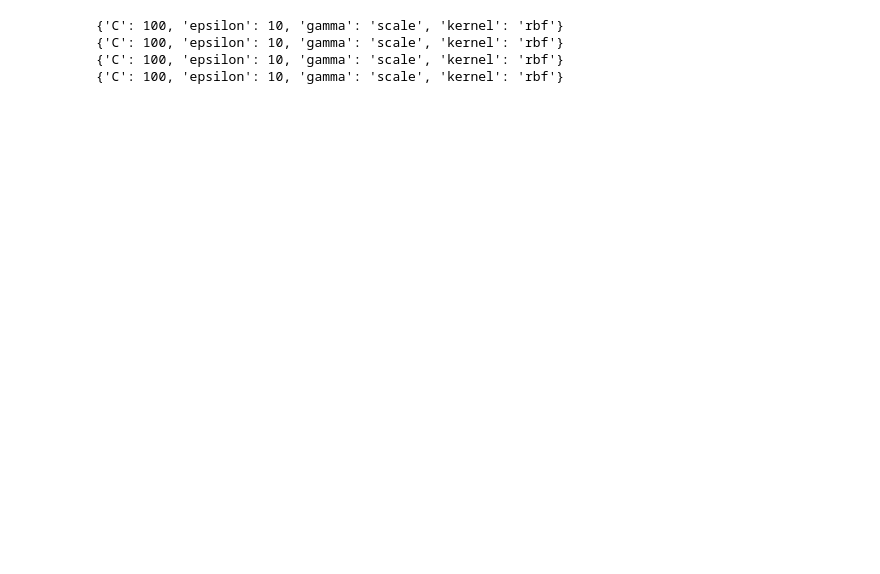
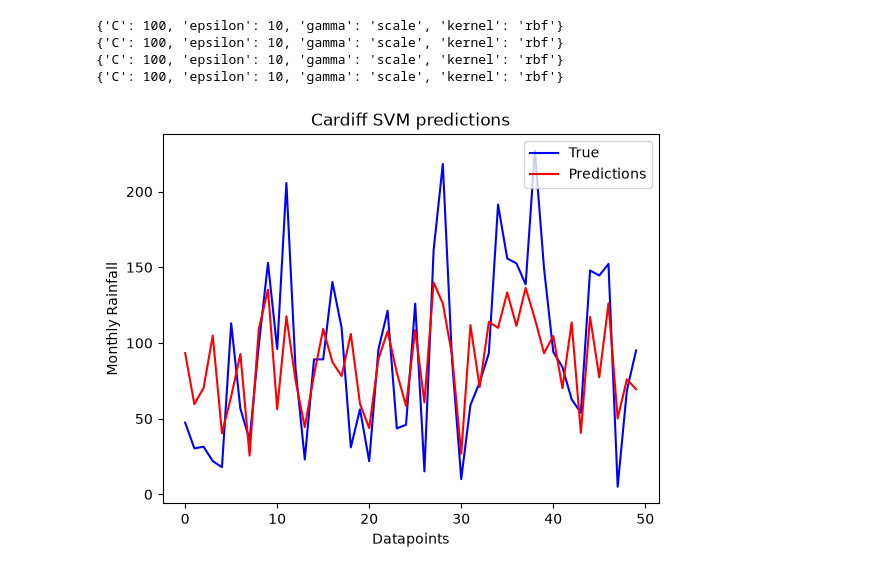
Before and after one commit to AtsDenli/Y2ML1.1, a Jupyter notebook: models.ipynb, the cells around one changed output. Drawn from its saved outputs; the diff is of its cells as text; code cells hidden in the pictures; blank space fills up the shorter version.

```diff
--- a/models.ipynb
+++ b/models.ipynb
@@ -256,6 +260,18 @@ asvrMetrics = cross_validate(aSvr.best_estimator_, aTestXScaled, aTestY, cv=cv,
 csvrMetrics = cross_validate(cSvr.best_estimator_, cTestXScaled, cTestY, cv=cv, scoring=metrics, n_jobs=-1)
 vsvrMetrics = cross_validate(vSvr.best_estimator_, vTestXScaled, vTestY, cv=cv, scoring=metrics, n_jobs=-1)
 allsvrMetrics = cross_validate(allSvr.best_estimator_, allTestXScaled, allTestY, cv=cv, scoring=metrics, n_jobs=-1)
+# %%
+csvrPred = cSvr.best_estimator_.predict(cTestXScaled)
+x = np.arange(len(csvrPred))[:50]
+plt.plot(x, cTestY[:50], color="blue")
+plt.plot(x,csvrPred[:50], color="red")
+plt.xlabel("Datapoints")
+plt.ylabel("Monthly Rainfall")
+plt.title("Cardiff SVM predictions")
+plt.legend(["True", "Predictions"])
+plt.show()
+# %% [output]
+[figure, added]
 # %%
 # #Aberporth
 # aKnnPred = Aknn.best_estimator_.predict(aTestXScaled)
```
Also changed, not shown: parts of 5 cells of this notebook.
